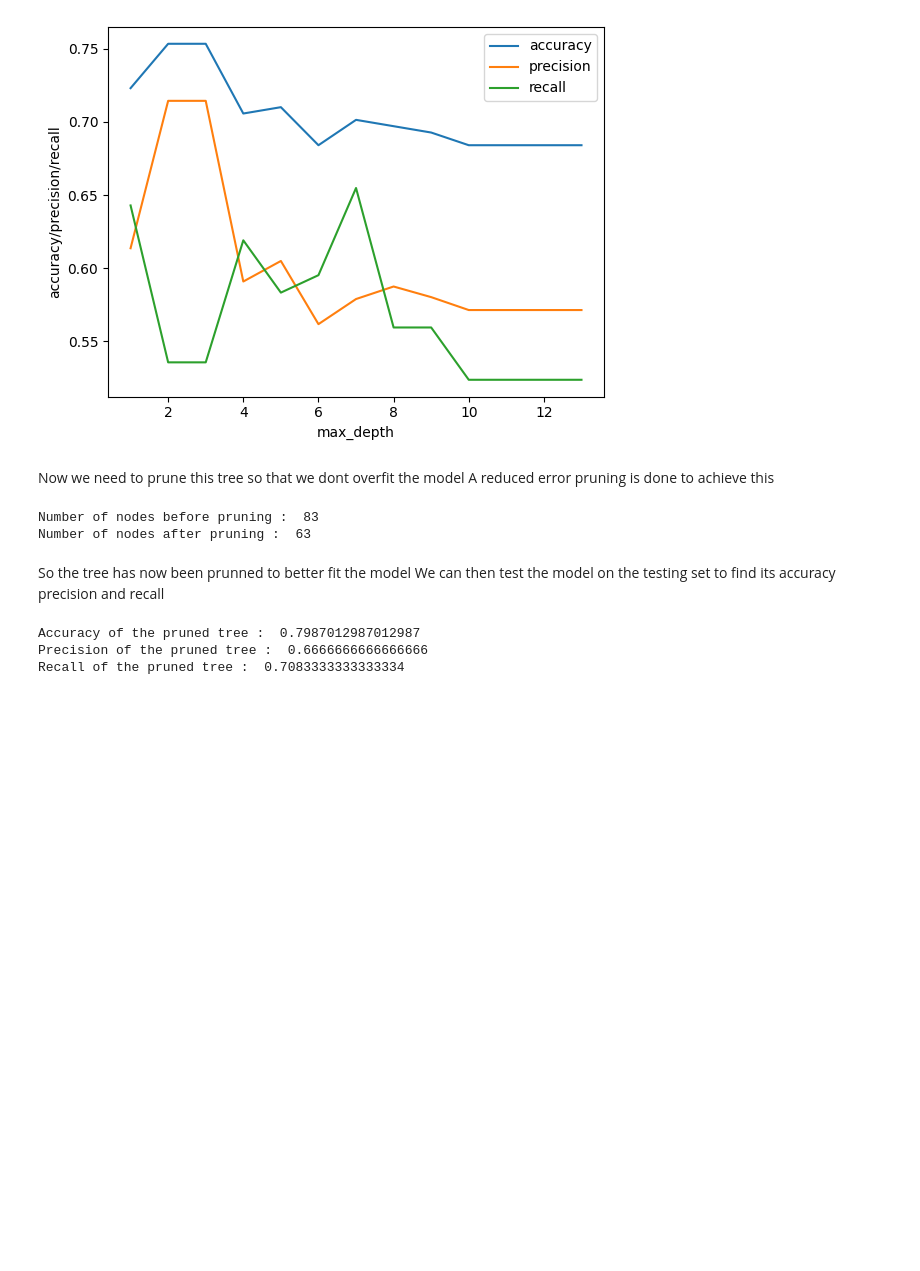
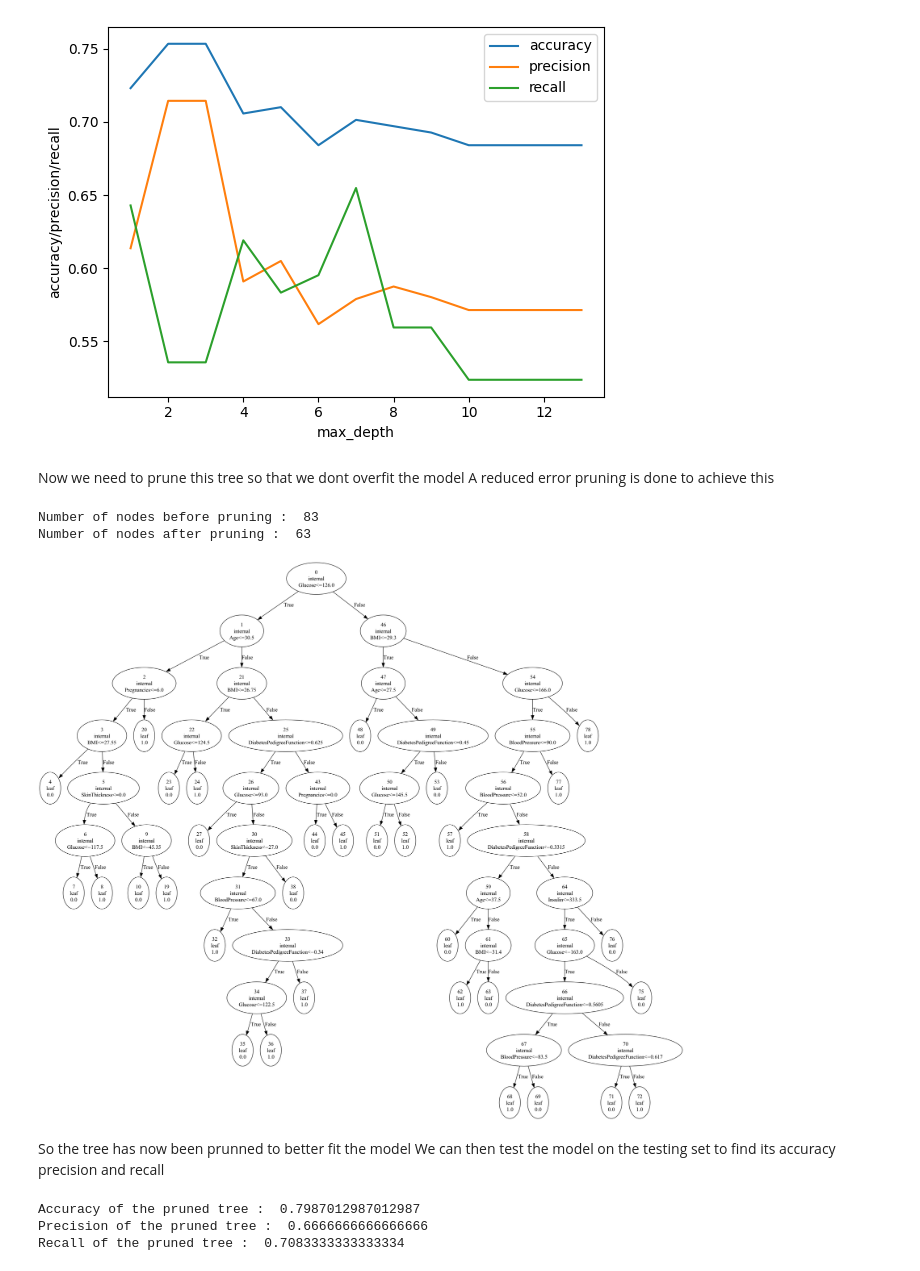
Before and after one commit to TheMockingJay1013/ML_CS60050_Autumn23, a Jupyter notebook: asssign2/21CS30032_Navaneeth_Shaji/decision-trees/code.ipynb, the cells around one changed output. Saved outputs shown, nothing was run; the diff lists cells and outputs as text; code cells hidden in the pictures; blank space fills up the shorter version.

```diff
--- a/asssign2/21CS30032_Navaneeth_Shaji/decision-trees/code.ipynb
+++ b/asssign2/21CS30032_Navaneeth_Shaji/decision-trees/code.ipynb
@@ -21,6 +21,9 @@ y = df.iloc[:, -1].values
 st = StandardScaler()
 X_norm = st.fit_transform(X)
 
+# access the column names
+columns = df.columns[:-1]
+
 # convert columns to array of strings
 columns = np.array(columns)
 print(columns)
@@ -322,34 +325,36 @@ Number of nodes after pruning :  63
 # %%
 # plotting the tree
 def plot(root):
     dot = graphviz.Digraph()
 
     dot.node( str(root.id) + "\n" + str(root.type) + "\n" + str(columns[root.feature]) + "<=" + str(root.label))
 
     def add_node_edges(node) :
         if node.left :
             if node.left.type == "leaf" :
                 dot.node(str(node.left.id) + "\n" + str(node.left.type) + "\n" + str(node.left.pred))
                 dot.edge(str(node.id) + "\n" + str(node.type) + "\n" + str(columns[node.feature]) + "<=" + str(node.label),str(node.left.id) + "\n" + str(node.left.type) + "\n" + str(node.left.pred),label="True")
             else :
                 dot.node(str(node.left.id) + "\n" + str(node.left.type) + "\n" + str(columns[node.left.feature]) + "<=" + str(node.left.label))
                 dot.edge(str(node.id) + "\n" + str(node.type) + "\n" + str(columns[node.feature]) + "<=" + str(node.label),str(node.left.id) + "\n" + str(node.left.type) + "\n" + str(columns[node.left.feature]) + "<=" + str(node.left.label),label="True")
                 add_node_edges(node.left)
         if node.right :
             if node.right.type == "leaf" :
                 dot.node(str(node.right.id) + "\n" + str(node.right.type) + "\n" + str(node.right.pred))
                 dot.edge(str(node.id) + "\n" + str(node.type) + "\n" + str(columns[node.feature]) + "<=" + str(node.label),str(node.right.id) + "\n" + str(node.right.type) + "\n" + str(node.right.pred),label="False")
             else :
                 dot.node(str(node.right.id) + "\n" + str(node.right.type) + "\n" + str(columns[node.right.feature]) + "<=" + str(node.right.label))
                 dot.edge(str(node.id) + "\n" + str(node.type) + "\n" + str(columns[node.feature]) + "<=" + str(node.label),str(node.right.id) + "\n" + str(node.right.type) + "\n" + str(columns[node.right.feature]) + "<=" + str(node.right.label),label="False")
                 add_node_edges(node.right)
 
 
-    # add_node_edges(root)
+    add_node_edges(root)
     display(Image(dot.pipe(format='png')))
-    dot.render('tree', view=True,format="png")
+    # dot.render('tree', view=True,format="png")
 
 plot(root)
+# %% [output]
+[figure, added]
 # %% [markdown]
 So the tree has now been prunned to better fit the model
 We can then test the model on the testing set to find its accuracy precision and recall
```
Also changed, not shown: 3 other files.
